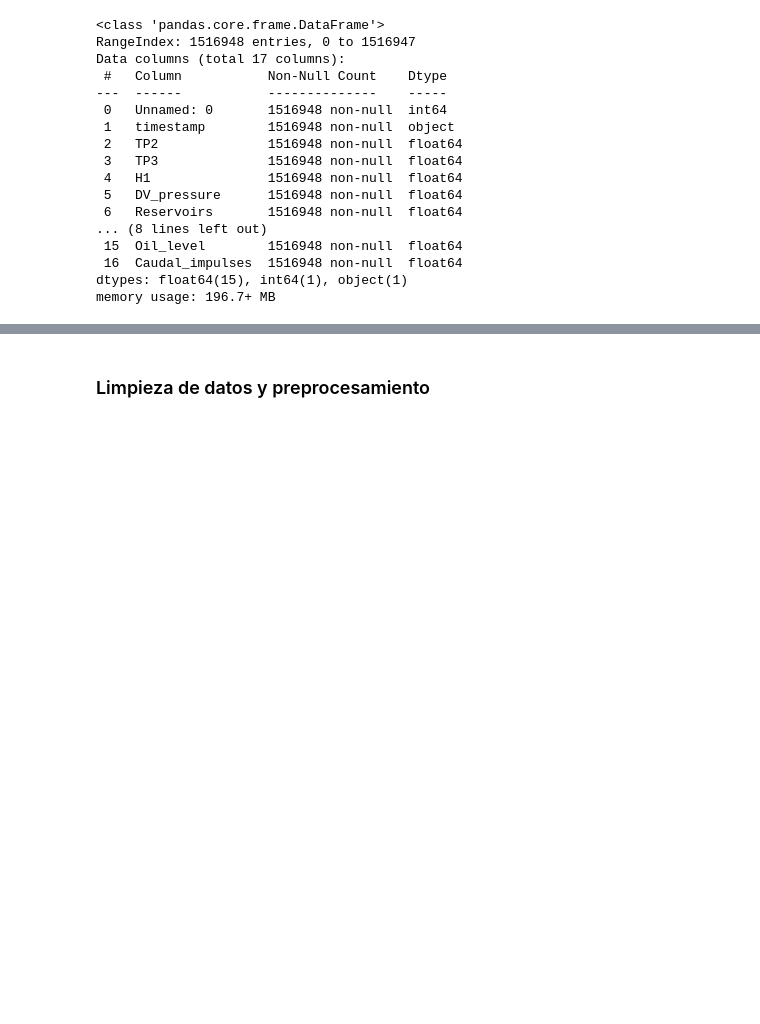
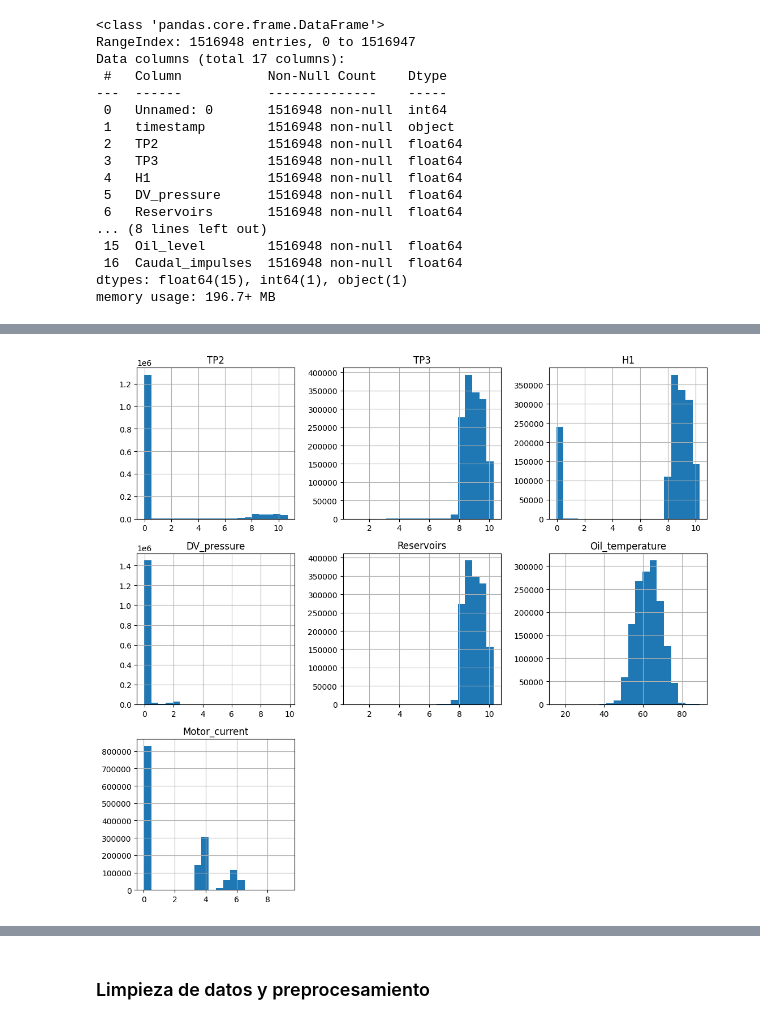
Before and after one commit to judith-ale/proyecto_modulo1, a Jupyter notebook: ProyectoModulo1_RabagoJ_MartinezC_VelicaX.ipynb, the cells around one changed output, grey strips where cells are left out. Saved outputs shown, nothing was run; the diff lists cells and outputs as text; code cells hidden in the pictures; blank space fills up the shorter version.

```diff
--- a/ProyectoModulo1_RabagoJ_MartinezC_VelicaX.ipynb
+++ b/ProyectoModulo1_RabagoJ_MartinezC_VelicaX.ipynb
@@ -177,0 +172,5 @@ data.describe().round(3)
+# %%
+data[['TP2', 'TP3', 'H1', 'DV_pressure', 'Reservoirs', 'Oil_temperature', 'Motor_current']].hist(figsize=(11, 10), bins=20)
+plt.tight_layout()
+# %% [output]
+[figure, added]
```
Also changed, not shown: parts of 18 cells of this notebook.
